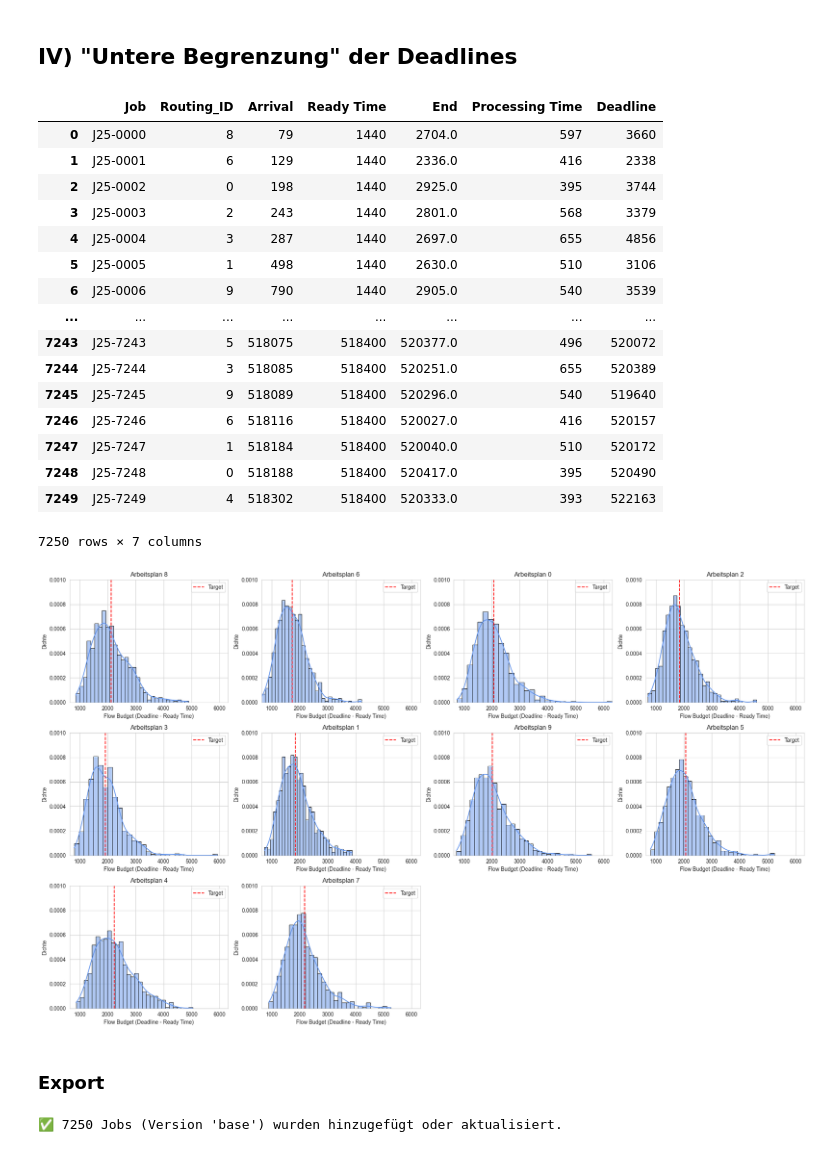
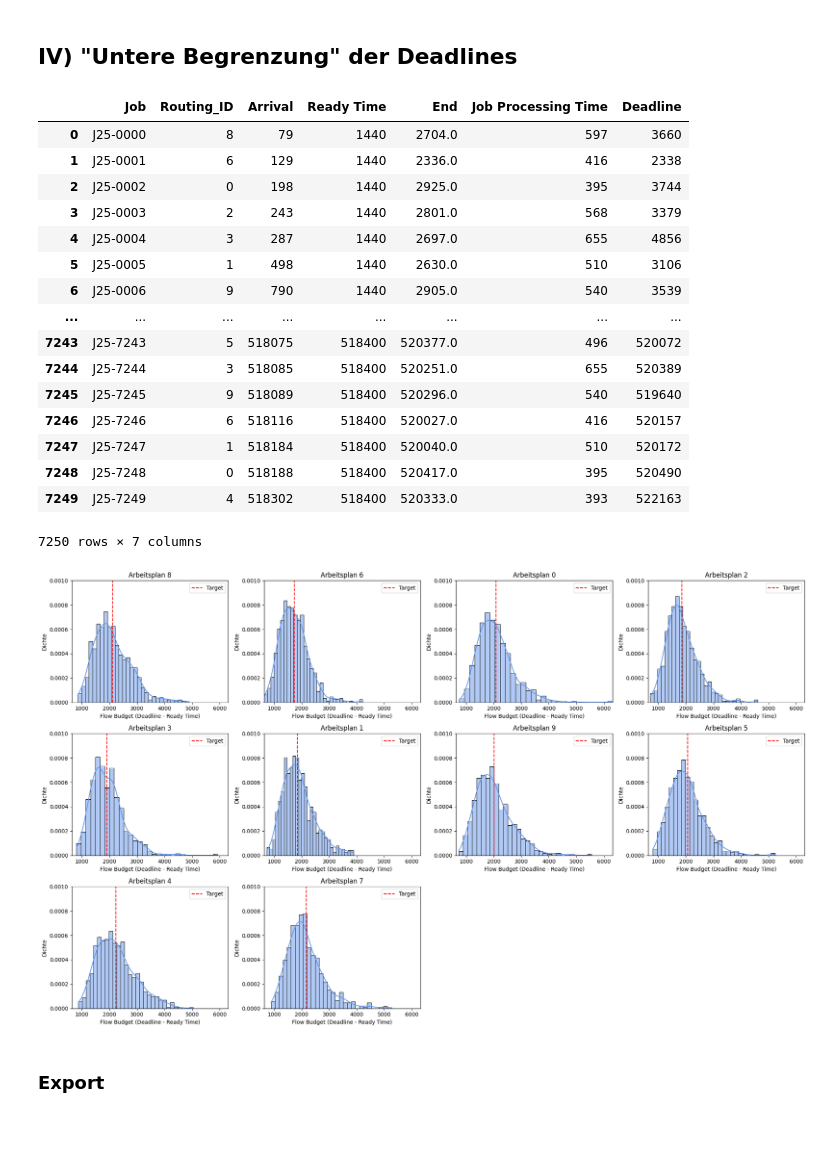
Before and after one commit to konrad-adamski/HTWD_Minimalinvasives_Job-Shop_Scheduling, a Jupyter notebook: notebooks/00_Preprocessing_and_Scheduling/11b_Deadlines__by_Simulation&Log-Normal.ipynb, the cells around one changed output. Drawn from its saved outputs; the diff is of its cells as text; code cells hidden in the pictures.

```diff
--- a/notebooks/00_Preprocessing_and_Scheduling/11b_Deadlines__by_Simulation&Log-Normal.ipynb
+++ b/notebooks/00_Preprocessing_and_Scheduling/11b_Deadlines__by_Simulation&Log-Normal.ipynb
@@ -244,0 +160,3 @@ df_jobs_times
+# %%
+df_jobs_times_temp = get_temporary_df_times_from_schedule(df_fcfs_execution, df_jssp)
+df_jobs_times_temp
@@ -289,4 +188,4 @@ def add_groupwise_lognormal_deadlines_by_group_mean(df: pd.DataFrame, sigma: flo
 # %%
-df_times = add_groupwise_lognormal_deadlines_by_group_mean(df_jobs_times, sigma=0.3)
+df_times = add_groupwise_lognormal_deadlines_by_group_mean(df_jobs_times_temp, sigma=0.3)
 df_times
 # %% [output]
@@ -317,17 +216,12 @@ plt.show()
 # %% [markdown]
 ## IV) "Untere Begrenzung" der Deadlines
 # %%
-df_times['Deadline'] = np.maximum(df_times['Deadline'],
-                                  df_times['Ready Time']
-                                  + df_times['Processing Time'] / 2
-                                 )
-
-
-
-df_times['Deadline'] = np.ceil(df_times['Deadline']).astype(int)
+# mind. 75 % jeder Bearbeitungszeit ist garantiert innerhalb der Deadline (theoretisch) erreichbar
+# Deadline = min. 'Ready Time' + 'Processing Time' * 75 % oder die zuvor generierte Deadline
+df_times = improve_created_deadlines(df_times, min_covered_proc_times_percentage = 0.75)
 df_times
 # %% [output]
-|  | Job | Routing_ID | Arrival | Ready Time | End | Processing Time | Deadline |
+|  | Job | Routing_ID | Arrival | Ready Time | End | Job Processing Time | Deadline |
 | 0 | J25-0000 | 8 | 79 | 1440 | 2704.0 | 597 | 3660 |
 | 1 | J25-0001 | 6 | 129 | 1440 | 2336.0 | 416 | 2338 |
 | 2 | J25-0002 | 0 | 198 | 1440 | 2925.0 | 395 | 3744 |
@@ -345,16 +239,14 @@ df_times
 | 7249 | J25-7249 | 4 | 518302 | 518400 | 520333.0 | 393 | 522163 |
 7250 rows × 7 columns
 # %%
-fig = plot_empirical_flow_budget_distributions(df_times)
+fig = analyze.plotfig_empirical_flow_budget_distributions(df_times)
 plt.show()
 # %% [output]
-[figure, old version]
+[figure, new version]
 # %% [markdown]
 ### Export
 # %%
-Job.add_jobs_from_dataframe(df_times, version="base", due_date_column='Deadline')
+# Job.add_jobs_from_dataframe(df_times, version="base", due_date_column='Deadline')
-# %% [output]
-✅ 7250 Jobs (Version 'base') wurden hinzugefügt oder aktualisiert.
 # %%
 basic_data_path = get_path("data", "basic")
 df_times.to_csv(basic_data_path / f"jobs_times_final.csv", index = False)
```
Also changed, not shown: parts of 9 cells of this notebook, 34 other files.
